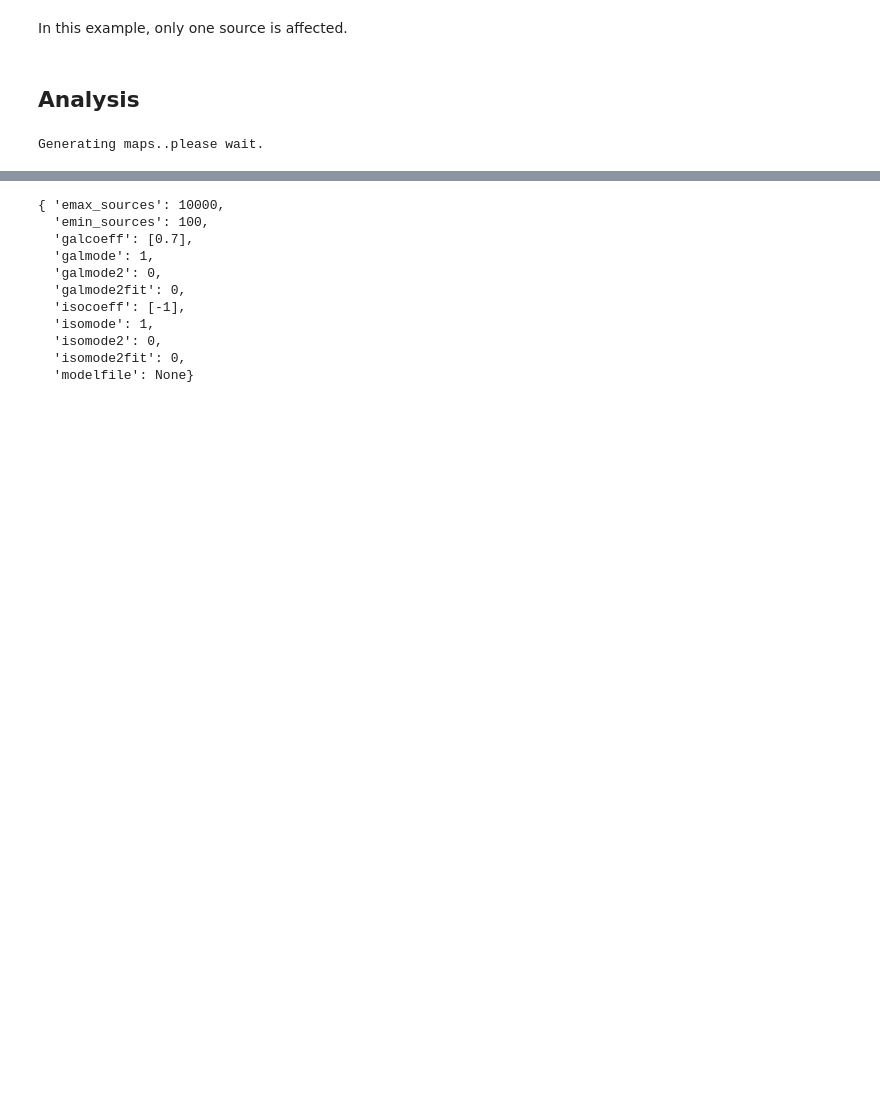
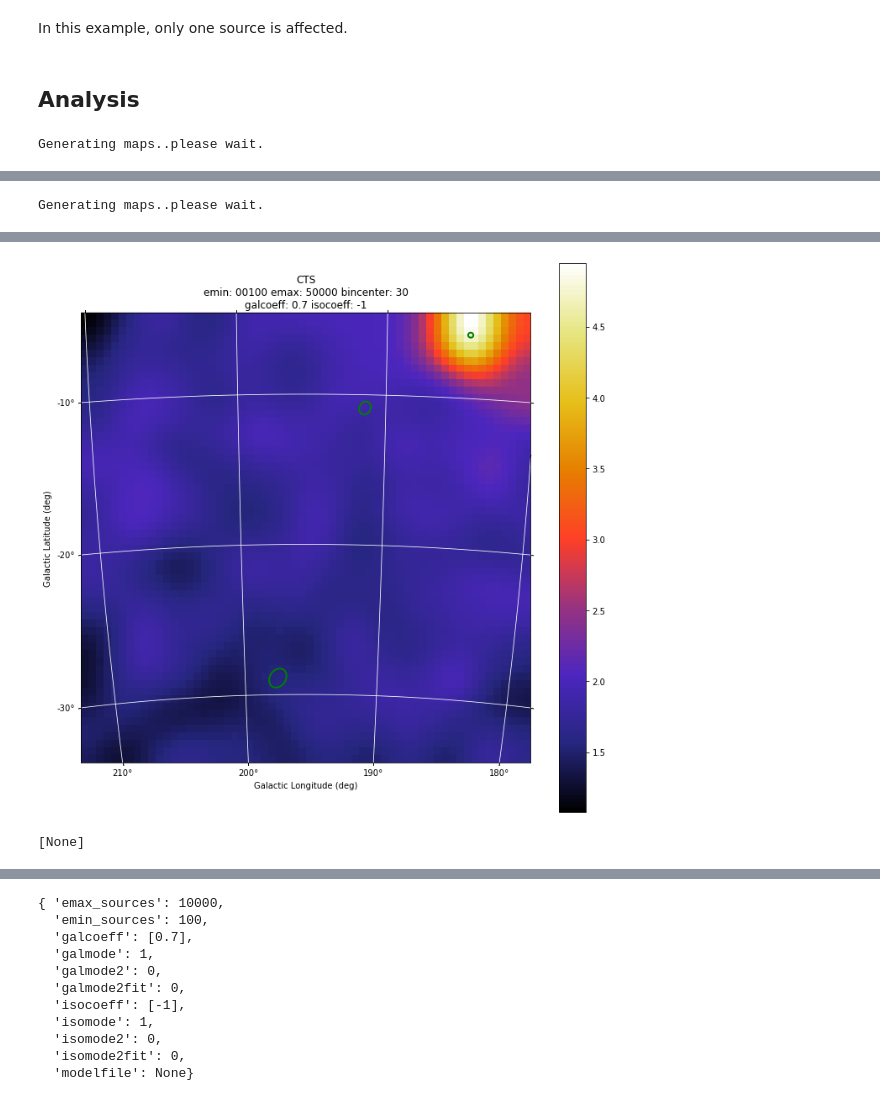
Before and after one commit to elenagasparri/agilenusrc, a Jupyter notebook: Notebook/ic170922a_agilesearch.ipynb, the cells around one changed output, grey strips where cells are left out. Saved outputs shown, nothing was run; the diff lists cells and outputs as text; code cells hidden in the pictures; blank space fills up the shorter version.

```diff
--- a/Notebook/ic170922a_agilesearch.ipynb
+++ b/Notebook/ic170922a_agilesearch.ipynb
@@ -171,0 +211,8 @@ ag.setOptions(galcoeff=[0.7])
+# %%
+# maps with modified galcoeff
+maplistfile = ag.generateMaps()
+# %% [output]
+Generating maps..please wait.
+# %%
+ag.displayCtsSkyMaps(maplistFile=maplistfile, smooth=3, normType="power", catalogRegions="2AGL", catalogRegionsColor="green")
+# %% [output]
@@ -171,0 +221,2 @@ ag.setOptions(galcoeff=[0.7])
+[figure, added]
+[None]
```
Also changed, not shown: parts of 36 cells of this notebook, 9 other files.
